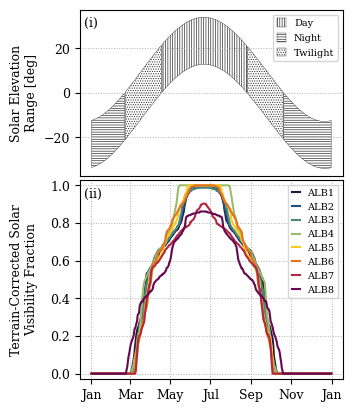
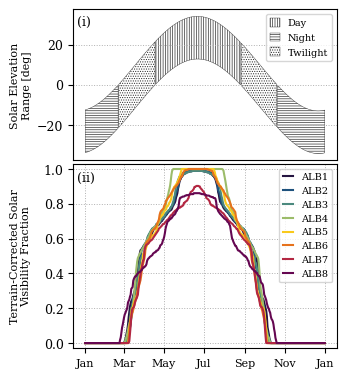
The change to this notebook cell's code, shown as a diff; its figure went from the first image to the second:
--- before
+++ after
@@ -9,7 +9,8 @@
     2,
     1,
-    figsize=(3.4, 4.8),
+    # figsize=(3.4, 4.8),
+    figsize=(3.4, 4.4),
     sharex=True,
-    gridspec_kw={"height_ratios": [1.0, 1.2], "hspace": 0.02},
+    gridspec_kw={"height_ratios": [0.9, 1.1], "hspace": 0.02},
 )
 
@@ -64,5 +65,5 @@
 )
 
-ax0.set_ylabel("Solar Elevation\nRange [deg]")
+ax0.set_ylabel("Solar Elevation\nRange [deg]", fontsize=8)
 ax0.legend(
     loc="upper right",
@@ -72,7 +73,4 @@
     handlelength=1,
 )
-
-ax0.xaxis.set_major_locator(mdates.MonthLocator(interval=2))
-ax0.xaxis.set_major_formatter(mdates.DateFormatter("%b"))
 
 ax0.xaxis.set_visible(False)
@@ -94,5 +92,5 @@
     )
 
-ax1.set_ylabel("Terrain-Corrected Solar\nVisibility Fraction")
+ax1.set_ylabel("Terrain-Corrected Solar\nVisibility Fraction", fontsize=8)
 ax1.set_ylim(-0.03, 1.03)
 
@@ -101,5 +99,5 @@
     fontsize=7,
     frameon=True,
-    handlelength=0.8,
+    handlelength=1,
 )
 
@@ -109,4 +107,5 @@
 ax1.xaxis.set_major_locator(mdates.MonthLocator(interval=2))
 ax1.xaxis.set_major_formatter(mdates.DateFormatter("%b"))
+ax1.tick_params(axis="x", labelsize=8)
 
 # ------------------------------------------------------------------

Commit: Updated figures font sizes so they appear consistent on the latex draft. Added x-ray light curve to final figure